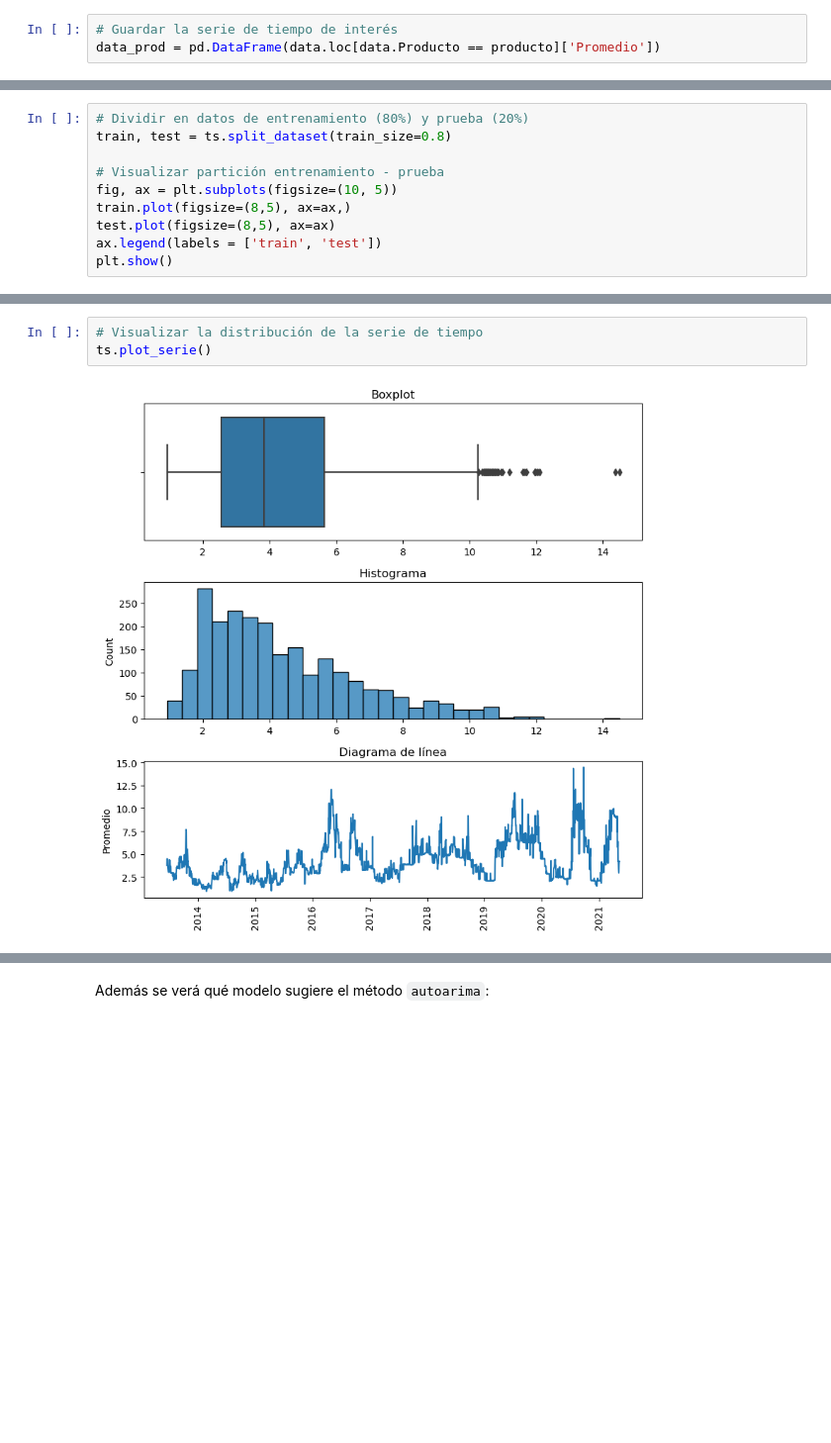
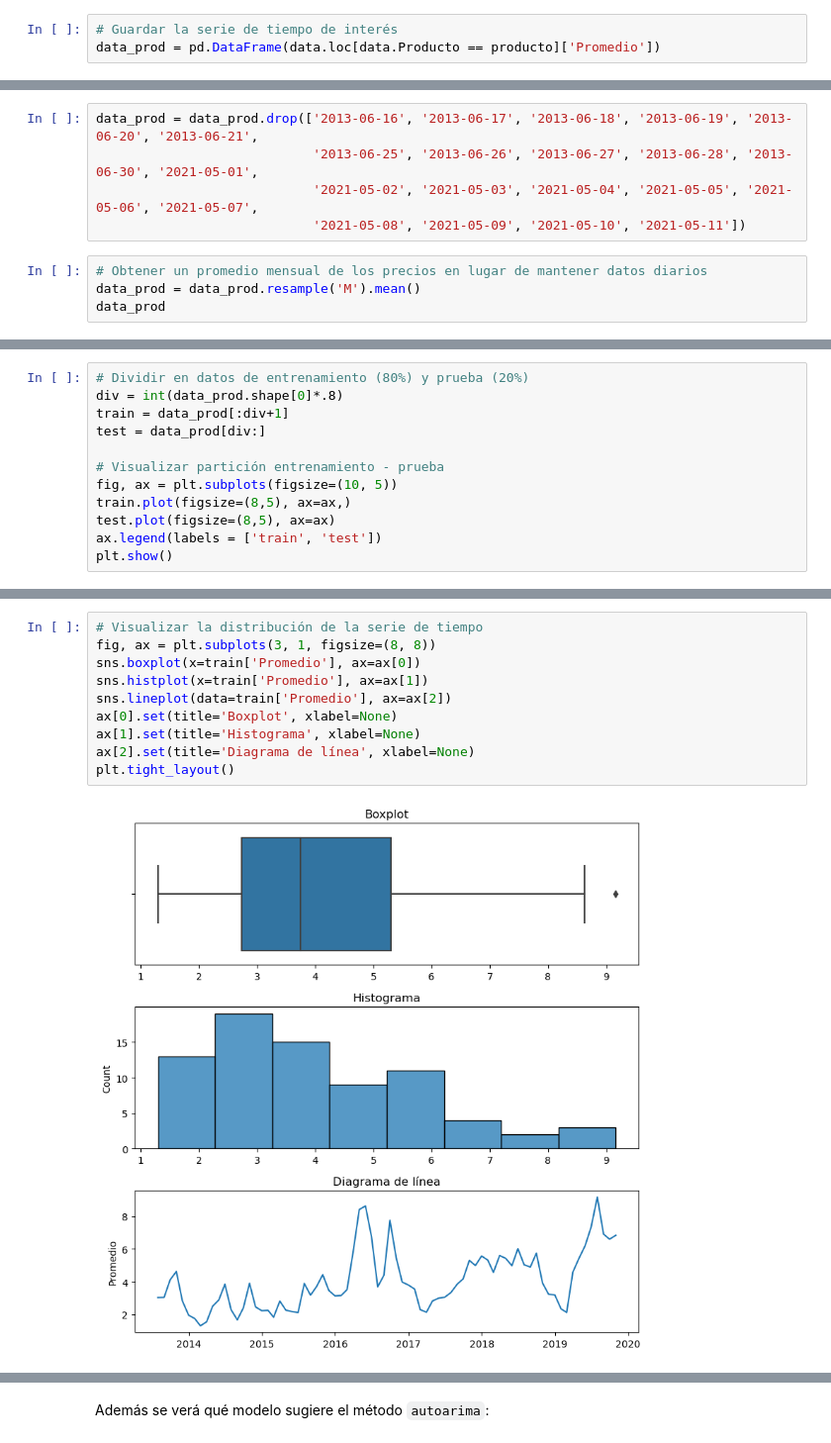
Before and after one commit to paucardenasg/Proyecto_MNLP, a Jupyter notebook: Proyecto_Final.ipynb, the cells around one changed output, grey strips where cells are left out. Shown at 99% size. Cells and saved outputs as stored; diff of their text form; blank space fills up the shorter version.

```diff
--- a/Proyecto_Final.ipynb
+++ b/Proyecto_Final.ipynb
@@ -228,0 +228,9 @@ ts = LinearForecast(data_prod)
+# %%
+data_prod = data_prod.drop(['2013-06-16', '2013-06-17', '2013-06-18', '2013-06-19', '2013-06-20', '2013-06-21',
+                            '2013-06-25', '2013-06-26', '2013-06-27', '2013-06-28', '2013-06-30', '2021-05-01',
+                            '2021-05-02', '2021-05-03', '2021-05-04', '2021-05-05', '2021-05-06', '2021-05-07',
+                            '2021-05-08', '2021-05-09', '2021-05-10', '2021-05-11'])
+# %%
+# Obtener un promedio mensual de los precios en lugar de mantener datos diarios
+data_prod = data_prod.resample('M').mean()
+data_prod
@@ -229,6 +252,8 @@ ts = LinearForecast(data_prod)
 # %%
 # Dividir en datos de entrenamiento (80%) y prueba (20%)
-train, test = ts.split_dataset(train_size=0.8)
+div = int(data_prod.shape[0]*.8)
+train = data_prod[:div+1]
+test = data_prod[div:]
 
 # Visualizar partición entrenamiento - prueba
 fig, ax = plt.subplots(figsize=(10, 5))
@@ -241,5 +266,12 @@ plt.show()
 # %%
 # Visualizar la distribución de la serie de tiempo
-ts.plot_serie()
+fig, ax = plt.subplots(3, 1, figsize=(8, 8))
+sns.boxplot(x=train['Promedio'], ax=ax[0])
+sns.histplot(x=train['Promedio'], ax=ax[1])
+sns.lineplot(data=train['Promedio'], ax=ax[2])
+ax[0].set(title='Boxplot', xlabel=None)
+ax[1].set(title='Histograma', xlabel=None)
+ax[2].set(title='Diagrama de línea', xlabel=None)
+plt.tight_layout()
 # %% [output]
-[figure, old version]
+[figure, new version]
```
Also changed, not shown: parts of 47 cells of this notebook.
